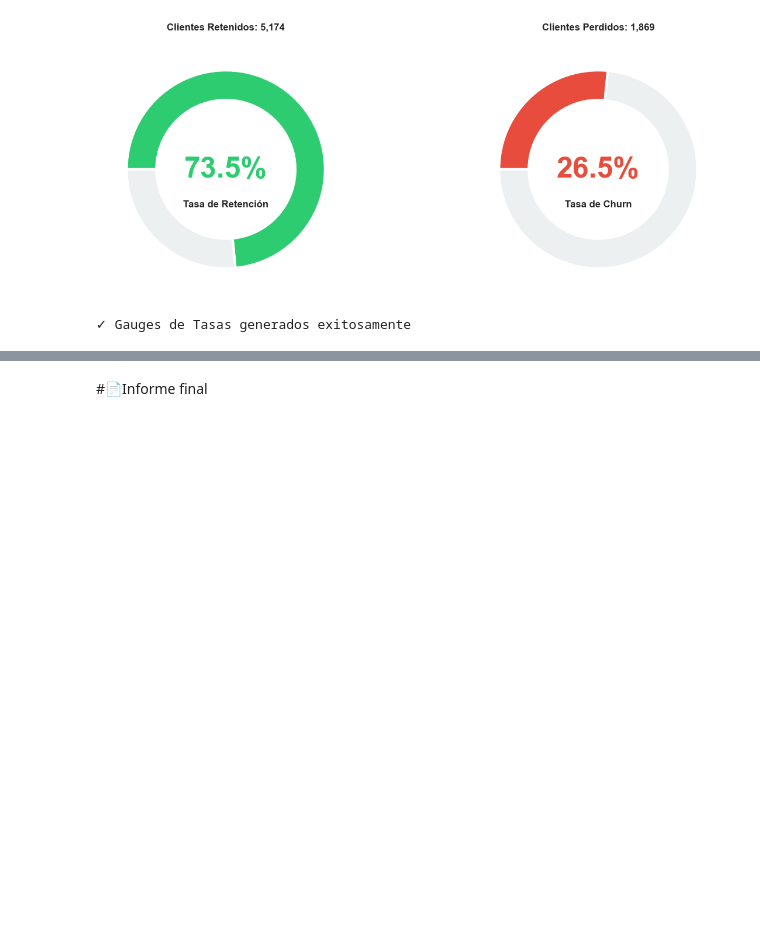
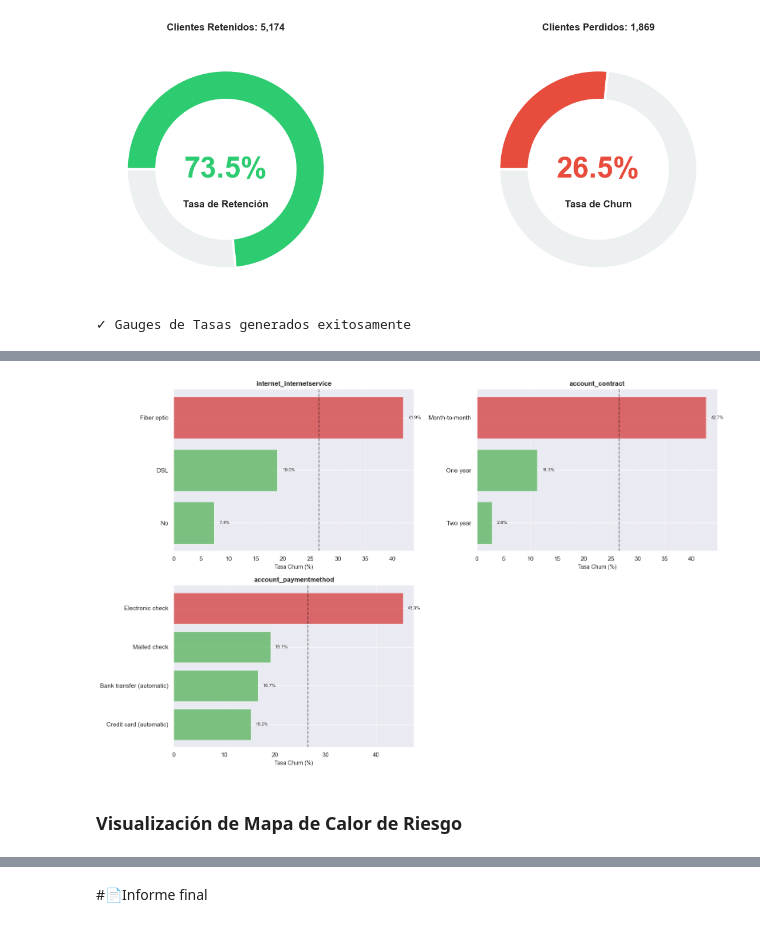
Before and after one commit to marianoInsa/ONE-TelecomX, a Jupyter notebook: Challenge-TelecomX.ipynb, the cells around one changed output, grey strips where cells are left out. Cells and saved outputs as stored; diff of their text form; code cells hidden in the pictures; blank space fills up the shorter version.

```diff
--- a/Challenge-TelecomX.ipynb
+++ b/Challenge-TelecomX.ipynb
@@ -1168,0 +1125,13 @@ print("✓ Gauges de Tasas generados exitosamente")
+# %%
+def analizar_multiples_variables(df: pd.DataFrame, variables: list) -> dict:
+    """
+    Analiza churn para múltiples variables categóricas.
+
+    Args:
+        df: DataFrame con los datos
+        variables: Lista de nombres de columnas a analizar
+
+    Returns:
+        Diccionario con resultados por variable
+    """
+    return {var: calcular_tasa_churn(df, var) for var in variables if var in df.columns}
@@ -1168,0 +1312,14 @@ print("✓ Gauges de Tasas generados exitosamente")
+# %%
+# analizar las variables
+resultados_analisis = analizar_multiples_variables(df, list(variables.keys()))
+
+# generar resumen
+resumen_ejecutivo = generar_resumen_ejecutivo(resultados_analisis)
+
+print("=" * 80)
+print("RESUMEN EJECUTIVO: ANÁLISIS DE CHURN POR VARIABLES CATEGÓRICAS")
+print("=" * 80)
+print()
+print(resumen_ejecutivo.to_string(index=False))
+print()
+print(f"Total de variables analizadas: {len(resultados_analisis)}")
@@ -1168,0 +1558,9 @@ print("✓ Gauges de Tasas generados exitosamente")
+# %%
+grafico_matriz, axes_matriz = visualizar_matriz_comparacion(
+    analisis_dict=resultados_analisis,
+    variables_seleccionadas=['internet_internetservice', 'account_contract', 'account_paymentmethod']
+)
+# %% [output]
+[figure, added]
+# %% [markdown]
+### Visualización de Mapa de Calor de Riesgo
```
Also changed, not shown: parts of 34 cells of this notebook.
